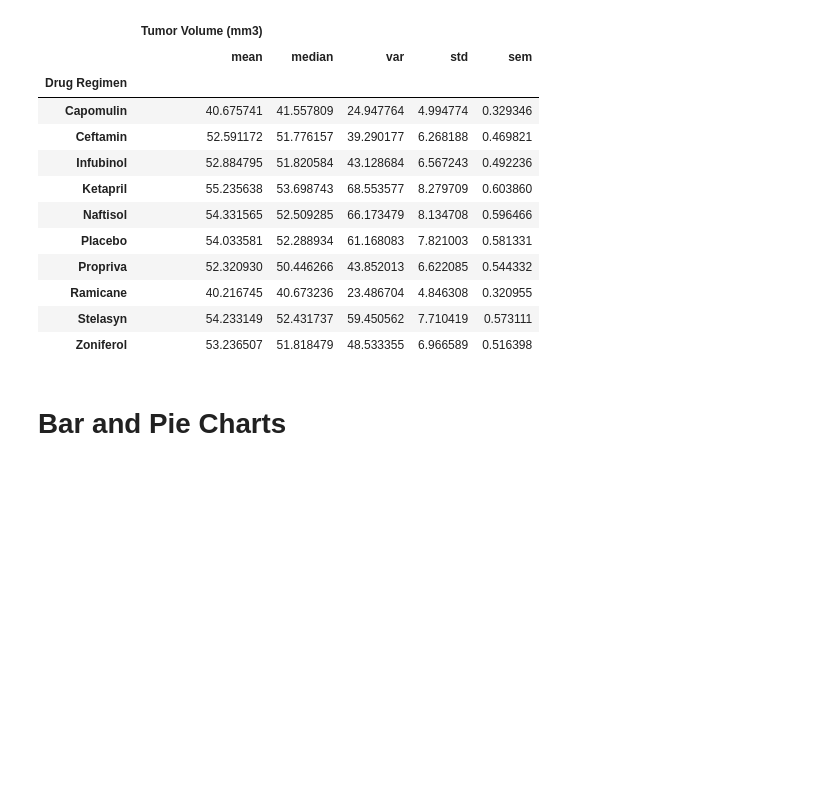
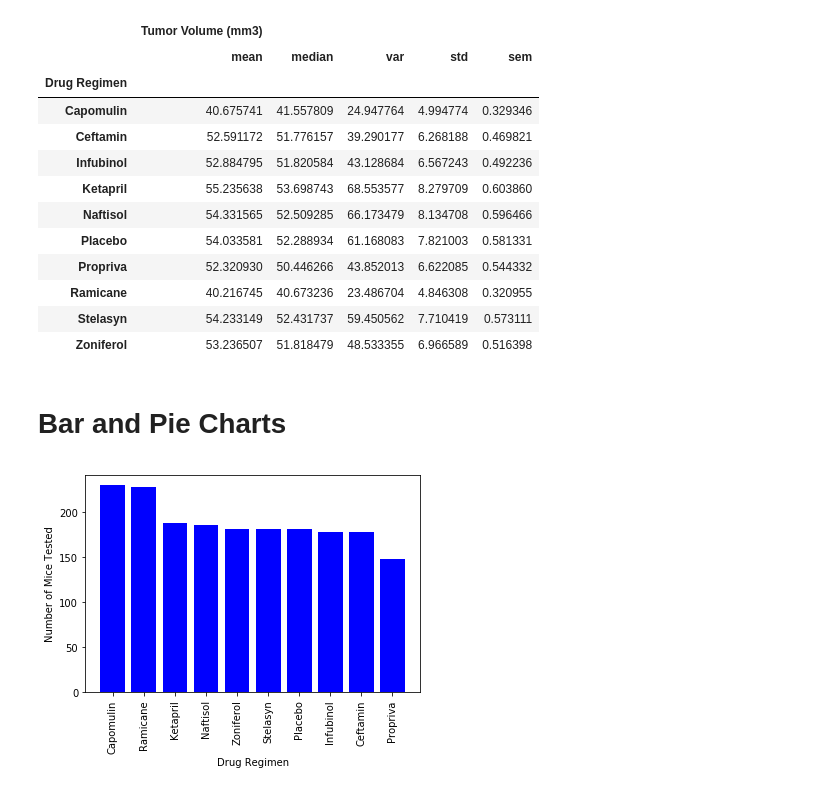
Before and after one commit to mradovic10/matplotlib-challenge, a Jupyter notebook: matplotlib-challenge.ipynb, the cells around one changed output. Cells and saved outputs as stored; diff of their text form; code cells hidden in the pictures; blank space fills up the shorter version.

Commit message:
Bar and Pie Charts completed (only using pyplot method).

```diff
--- a/matplotlib-challenge.ipynb
+++ b/matplotlib-challenge.ipynb
@@ -140,5 +140,20 @@ tumor_by_drug_agg_summary
 | Zoniferol | 53.236507 | 51.818479 | 48.533355 | 6.966589 | 0.516398 |
 # %% [markdown]
 # Bar and Pie Charts
+# %%
+# Generate a bar plot showing the total number of timepoints for all mice tested for each drug regimen using Pandas.
+
+# Group by "Drug Regimen" and count how many times mice have been tested with that drug (in descending order).
+mice_tested = combined_data.groupby(["Drug Regimen"]).count()["Mouse ID"].sort_values(ascending=False)
+
+# Create a list of the drug names from above in descending order that will be used for the x-axis in the bar plot.
+drugs = mice_tested.index
 # %%
-# Generate a bar plot showing the total number of timepoints for all mice tested for each drug regimen using Pandas.
+# Generate a bar plot showing the total number of timepoints for all mice tested for each drug regimen using pyplot.
+plt.bar(drugs, mice_tested, color="b", align="center")
+plt.xticks(rotation = "vertical")
+plt.xlabel("Drug Regimen")
+plt.ylabel("Number of Mice Tested")
+plt.show()
+# %% [output]
+[figure, added]
```
Also changed, not shown: parts of 2 cells of this notebook.
